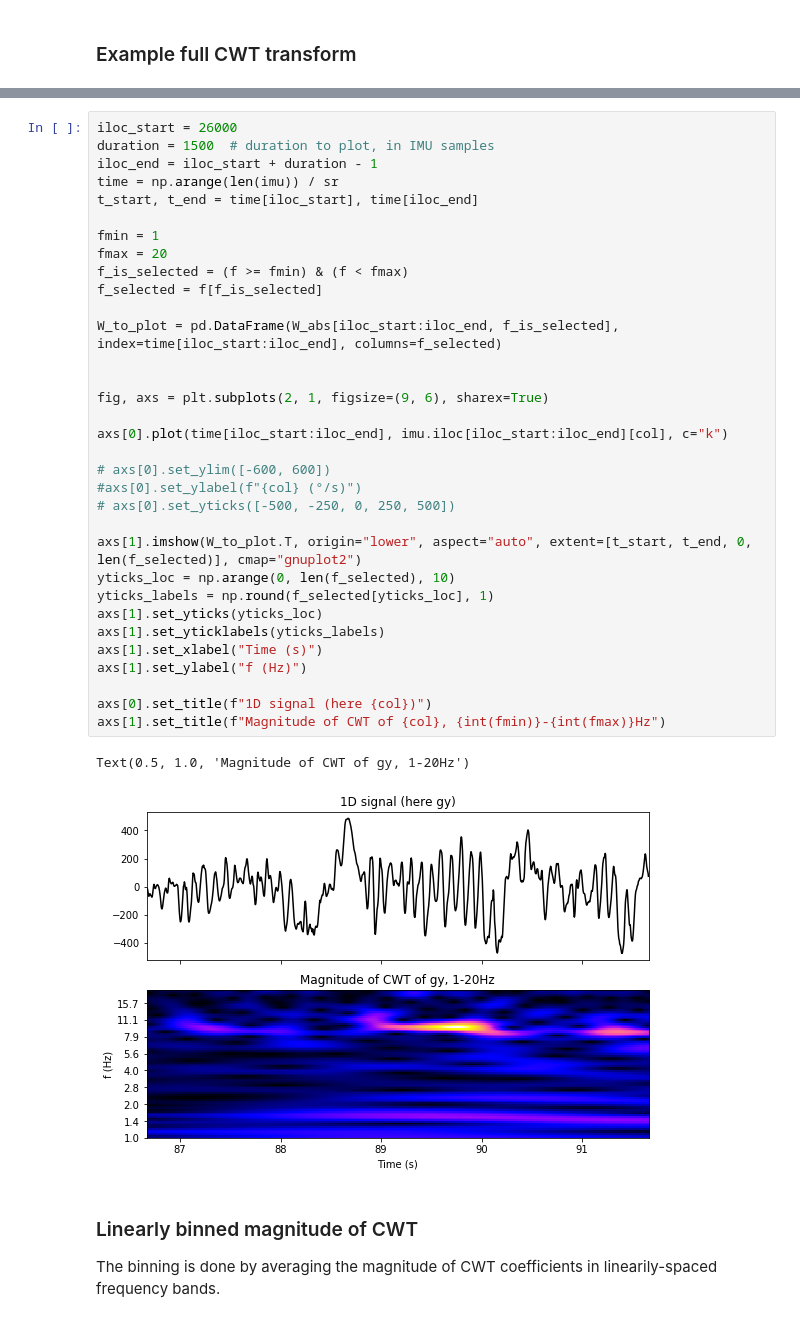
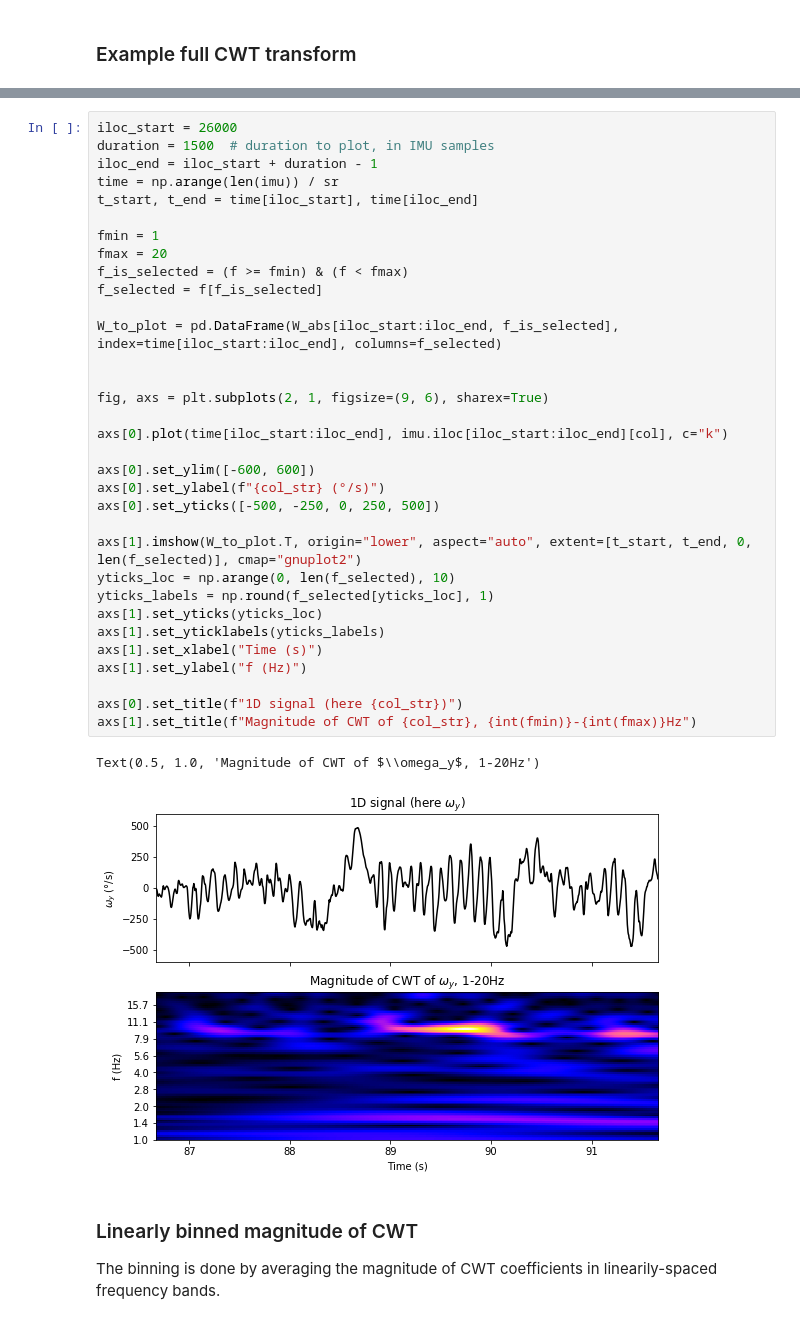
Before and after one commit to rfayat/DISSeCT, a Jupyter notebook: notebooks/02_features.ipynb, the cells around one changed output, grey strips where cells are left out. Drawn from its saved outputs; the diff is of its cells as text.

```diff
--- a/notebooks/02_features.ipynb
+++ b/notebooks/02_features.ipynb
@@ -82,39 +83,39 @@ Wall time: 4.44 s
 # %%
 iloc_start = 26000
 duration = 1500  # duration to plot, in IMU samples
 iloc_end = iloc_start + duration - 1
 time = np.arange(len(imu)) / sr
 t_start, t_end = time[iloc_start], time[iloc_end]
 
 fmin = 1
 fmax = 20
 f_is_selected = (f >= fmin) & (f < fmax)
 f_selected = f[f_is_selected]
 
 W_to_plot = pd.DataFrame(W_abs[iloc_start:iloc_end, f_is_selected], index=time[iloc_start:iloc_end], columns=f_selected)
 
 
 fig, axs = plt.subplots(2, 1, figsize=(9, 6), sharex=True)
 
 axs[0].plot(time[iloc_start:iloc_end], imu.iloc[iloc_start:iloc_end][col], c="k")
 
-# axs[0].set_ylim([-600, 600])
-#axs[0].set_ylabel(f"{col} (°/s)")
-# axs[0].set_yticks([-500, -250, 0, 250, 500])
+axs[0].set_ylim([-600, 600])
+axs[0].set_ylabel(f"{col_str} (°/s)")
+axs[0].set_yticks([-500, -250, 0, 250, 500])
 
 axs[1].imshow(W_to_plot.T, origin="lower", aspect="auto", extent=[t_start, t_end, 0, len(f_selected)], cmap="gnuplot2")
 yticks_loc = np.arange(0, len(f_selected), 10)
 yticks_labels = np.round(f_selected[yticks_loc], 1)
 axs[1].set_yticks(yticks_loc)
 axs[1].set_yticklabels(yticks_labels)
 axs[1].set_xlabel("Time (s)")
 axs[1].set_ylabel("f (Hz)")
 
-axs[0].set_title(f"1D signal (here {col})")
-axs[1].set_title(f"Magnitude of CWT of {col}, {int(fmin)}-{int(fmax)}Hz")
+axs[0].set_title(f"1D signal (here {col_str})")
+axs[1].set_title(f"Magnitude of CWT of {col_str}, {int(fmin)}-{int(fmax)}Hz")
 # %% [output]
-Text(0.5, 1.0, 'Magnitude of CWT of gy, 1-20Hz')
+Text(0.5, 1.0, 'Magnitude of CWT of $\\omega_y$, 1-20Hz')
-[figure, old version]
+[figure, new version]
 # %% [markdown]
 ### Linearly binned magnitude of CWT
 The binning is done by averaging the magnitude of CWT coefficients in linearily-spaced frequency bands.
```
Also changed, not shown: parts of 3 cells of this notebook.
